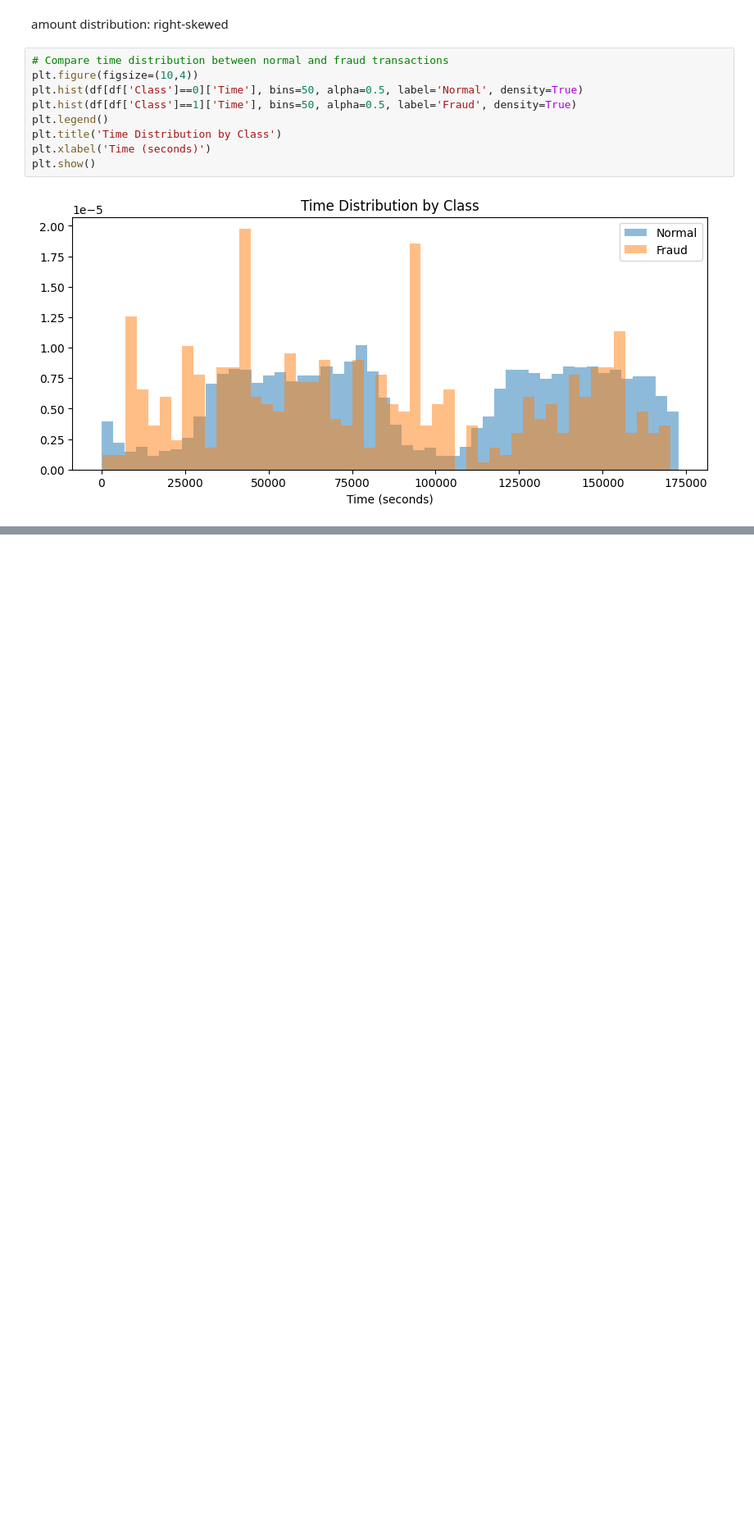
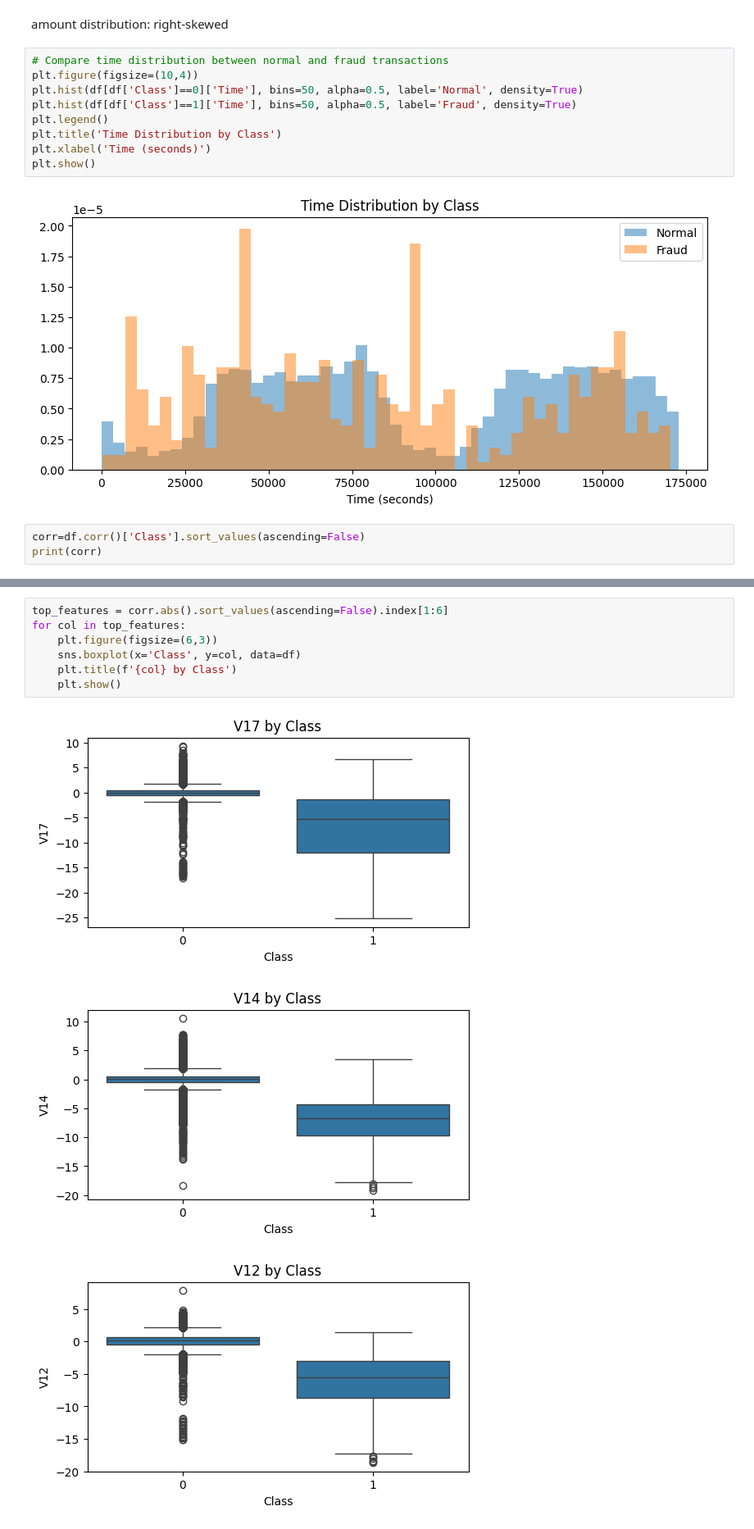
Before and after one commit to beyzanurcakir/Fraud-Analysis, a Jupyter notebook: credit-card-fraud.ipynb, the cells around one changed output, grey strips where cells are left out. Shown at 82% size. Drawn from its saved outputs; the diff is of its cells as text; blank space fills up the shorter version.

Commit message:
Kaggle Notebook | Credit Card Fraud | Version 2 - EDA complete: correlation analysis, heatmap, feature distributions

```diff
--- a/credit-card-fraud.ipynb
+++ b/credit-card-fraud.ipynb
@@ -114,3 +100,6 @@ plt.xlabel('Time (seconds)')
 plt.show()
 # %% [output]
 [figure]
+# %%
+corr=df.corr()['Class'].sort_values(ascending=False)
+print(corr)
@@ -116,0 +134,11 @@ plt.show()
+# %%
+top_features = corr.abs().sort_values(ascending=False).index[1:6]
+for col in top_features:
+    plt.figure(figsize=(6,3))
+    sns.boxplot(x='Class', y=col, data=df)
+    plt.title(f'{col} by Class')
+    plt.show()
+# %% [output]
+[figure, added]
+[figure, added]
+[figure, added]
```
Also changed, not shown: parts of 8 cells of this notebook.
